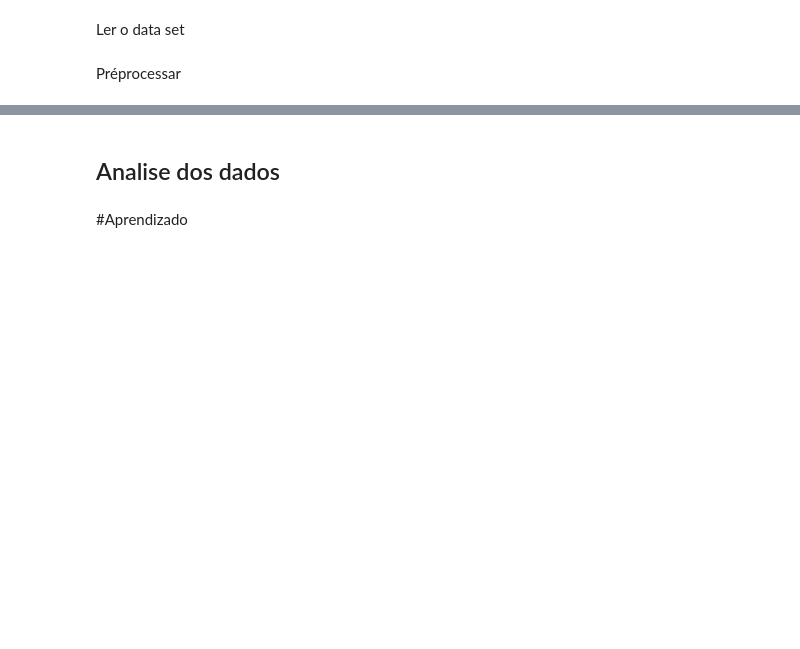
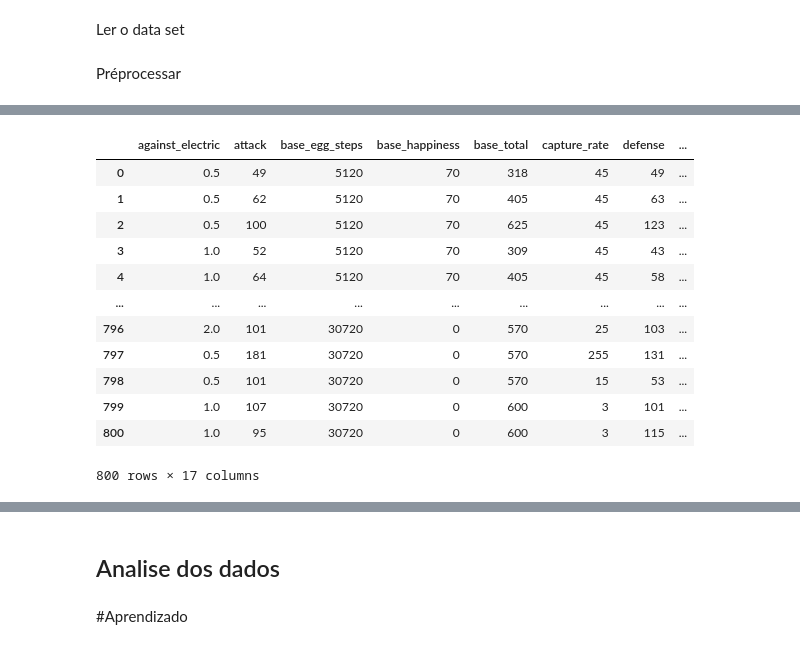
Before and after one commit to JoaoVitorSantiagoNogueira/ML2023, a Jupyter notebook: PokemonClassifier.ipynb, the cells around one changed output, grey strips where cells are left out. Saved outputs shown, nothing was run; the diff lists cells and outputs as text; code cells hidden in the pictures; blank space fills up the shorter version.

```diff
--- a/PokemonClassifier.ipynb
+++ b/PokemonClassifier.ipynb
@@ -25,6 +27,9 @@ Além disso, discartar o tipo secundário, resulta em um dataset imperfeito, já
  Dois pokémons pode ter o mesmo tipo em ordem reversa, como sableye (Dark/Ghost) e Spiritomb (Ghost/Dark). Além disso, pokémons podem ter o tipo pertinente como o segundo tipo, que são desconsiderados.
 
 Além disso temos um exemplo que pertence a ambas as classes, Bibarel, que tem ambos os tipos, que por nossa classificacao, pertenceria ao tipo normal, mas que igualmente poderia ser classificado como tipo agua. Por ele ser um outlier nesse aspecto, ele foi removido.
+# %%
+#remover bibarel
+pokemonDF = pokemonDF.drop(pokemonDF[pokemonDF['pokedex_number'] == 400].index,)
 # %%
 # remover linhas "ilegais"
-pokemonDF.drop(["abilities", "against_bug", "against_dark",	"against_dragon",	"against_fairy",	"against_fight",	"against_fire",	"against_flying",	"against_ghost", "against_grass","against_ground","against_ice","against_normal","against_poison","against_psychic","against_rock", "against_steel", "against_water", "type2"], axis =1)
+pokemonDF = pokemonDF.drop(["abilities", "against_bug", "against_dark",	"against_dragon",	"against_fairy",	"against_fight",	"against_fire",	"against_flying",	"against_ghost", "against_grass","against_ground","against_ice","against_normal","against_poison","against_psychic","against_rock", "against_steel", "against_water", "type2"], axis =1,errors='ignore')
@@ -46,0 +39,2 @@ A
+# %%
+pokemonDF = pokemonDF.drop(["classfication", "name", "japanese_name", "pokedex_number", "generation"], axis = 1, errors='ignore')
@@ -46,0 +44,16 @@ A
+# %%
+pokemonDF
+# %% [output]
+|  | against_electric | attack | base_egg_steps | base_happiness | base_total | capture_rate | defense | ... |
+| 0 | 0.5 | 49 | 5120 | 70 | 318 | 45 | 49 | ... |
+| 1 | 0.5 | 62 | 5120 | 70 | 405 | 45 | 63 | ... |
+| 2 | 0.5 | 100 | 5120 | 70 | 625 | 45 | 123 | ... |
+| 3 | 1.0 | 52 | 5120 | 70 | 309 | 45 | 43 | ... |
+| 4 | 1.0 | 64 | 5120 | 70 | 405 | 45 | 58 | ... |
+| ... | ... | ... | ... | ... | ... | ... | ... | ... |
+| 796 | 2.0 | 101 | 30720 | 0 | 570 | 25 | 103 | ... |
+| 797 | 0.5 | 181 | 30720 | 0 | 570 | 255 | 131 | ... |
+| 798 | 0.5 | 101 | 30720 | 0 | 570 | 15 | 53 | ... |
+| 799 | 1.0 | 107 | 30720 | 0 | 600 | 3 | 101 | ... |
+| 800 | 1.0 | 95 | 30720 | 0 | 600 | 3 | 115 | ... |
+800 rows × 17 columns
```
Also changed, not shown: parts of 8 cells of this notebook.
